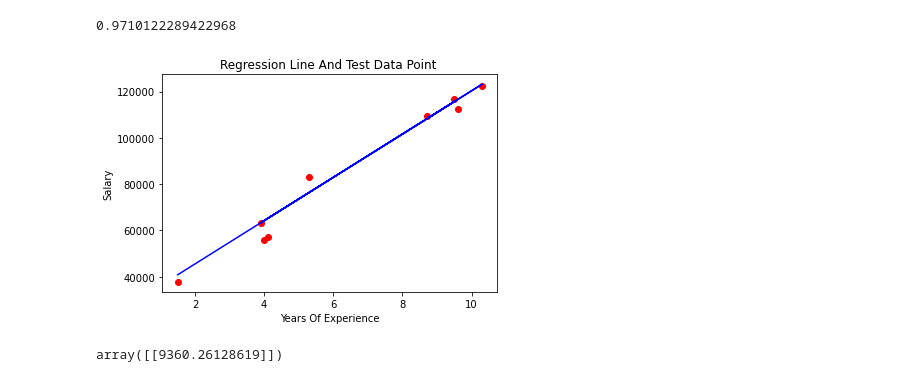
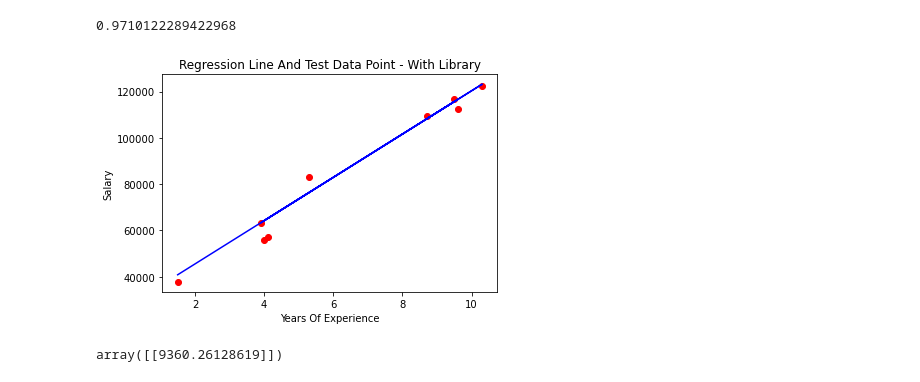
Before and after one commit to tanmoysrt/ML-Algorithms-From-Scratch, a Jupyter notebook: Simple_Linear_Regression/Simple Linear Regression.ipynb, the cells around one changed output. Saved outputs shown, nothing was run; the diff lists cells and outputs as text; code cells hidden in the pictures.

```diff
--- a/Simple_Linear_Regression/Simple Linear Regression.ipynb
+++ b/Simple_Linear_Regression/Simple Linear Regression.ipynb
@@ -68,12 +69,12 @@ r2_score(model.predict(x_test),y_test)
 # %%
 plt.plot(x_test,model.predict(x_test),color="blue")
 plt.scatter(x_test,y_test,color="red")
 plt.xlabel("Years Of Experience")
 plt.ylabel("Salary")
-plt.title("Regression Line And Test Data Point ")
+plt.title("Regression Line And Test Data Point - With Library")
 plt.show()
 # %% [output]
-[figure, old version]
+[figure, new version]
 # %%
 model.coef_
 # %% [output]
```
Also changed, not shown: parts of 9 cells of this notebook.
